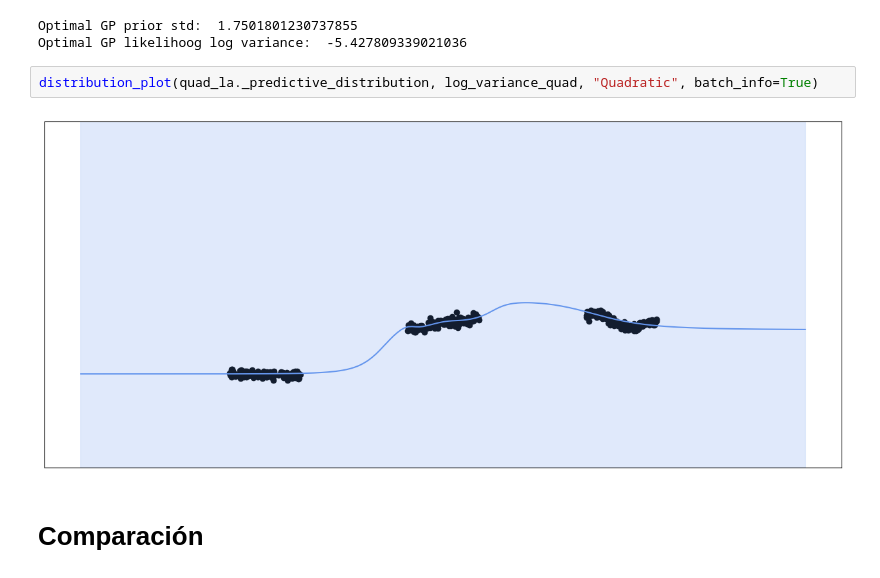
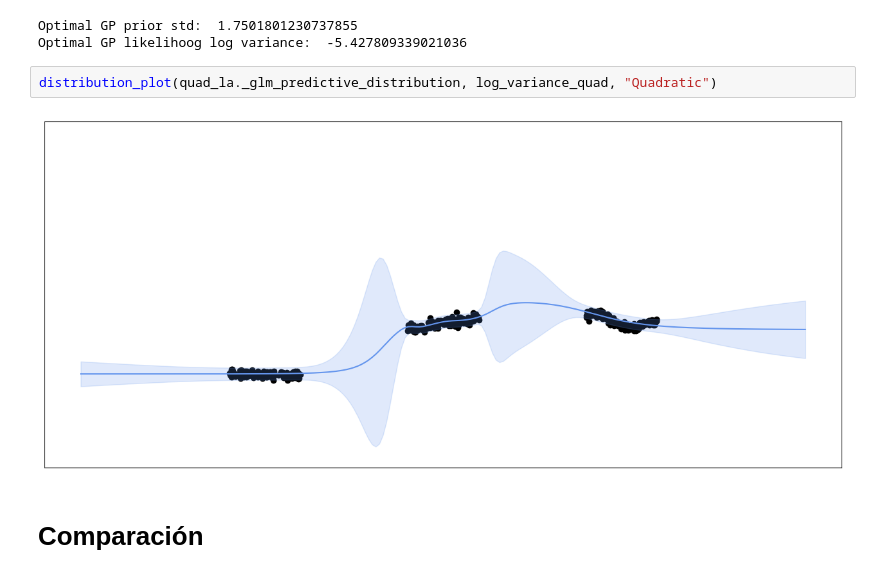
Before and after one commit to pedro-jgl/QuadraticLaplaceMethod, a Jupyter notebook: ToyExample.ipynb, the cells around one changed output. Cells and saved outputs as stored; diff of their text form.

```diff
--- a/ToyExample.ipynb
+++ b/ToyExample.ipynb
@@ -204,9 +204,9 @@ print("Optimal GP likelihoog log variance: ", log_variance_quad)
 Optimal GP prior std:  1.7501801230737855
 Optimal GP likelihoog log variance:  -5.427809339021036
 # %%
-distribution_plot(quad_la._predictive_distribution, log_variance_quad, "Quadratic", batch_info=True)
+distribution_plot(quad_la._glm_predictive_distribution, log_variance_quad, "Quadratic")
 # %% [output]
-[figure, old version]
+[figure, new version]
 # %% [markdown]
 # Comparación
 # %%
```
Also changed, not shown: parts of 6 cells of this notebook, 1 other file.
